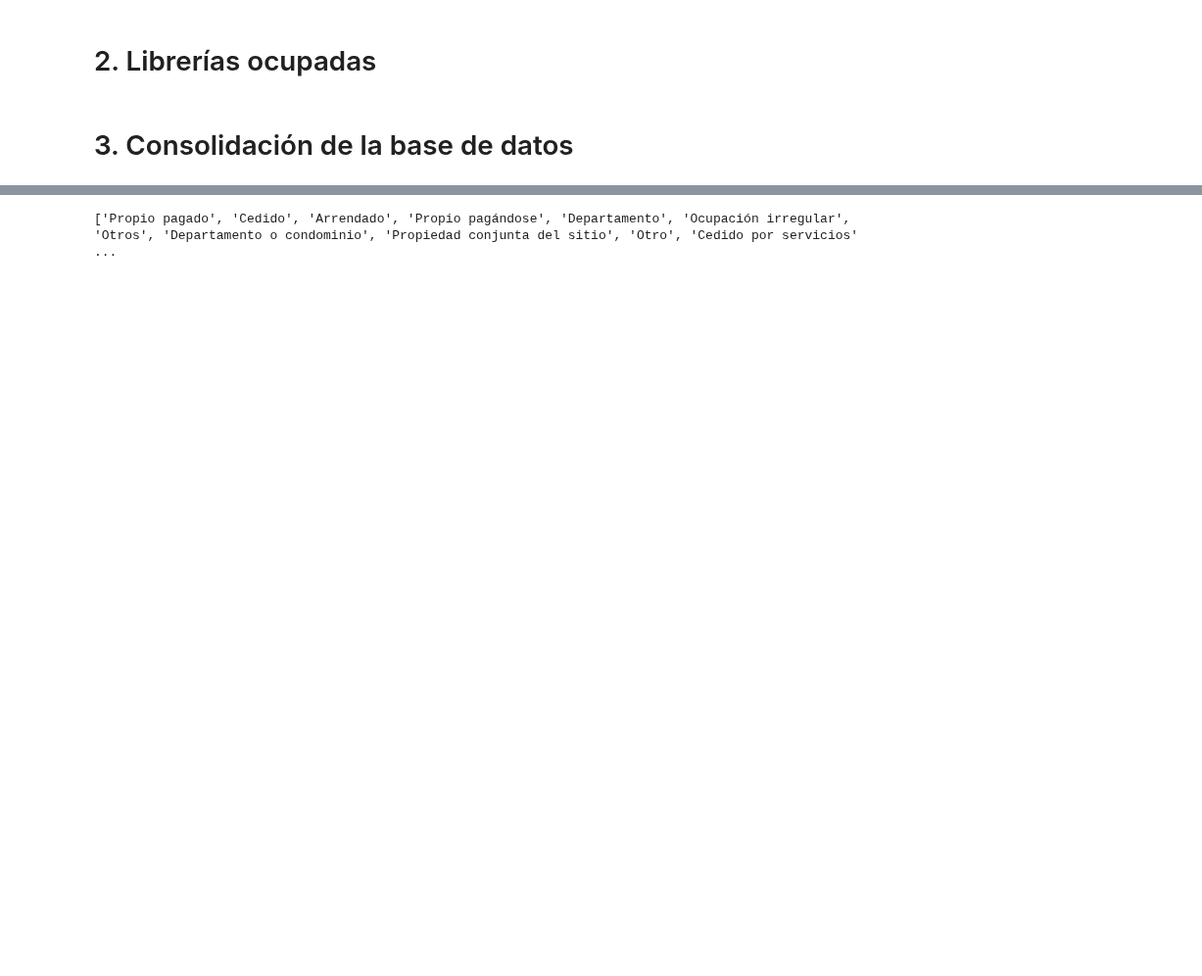
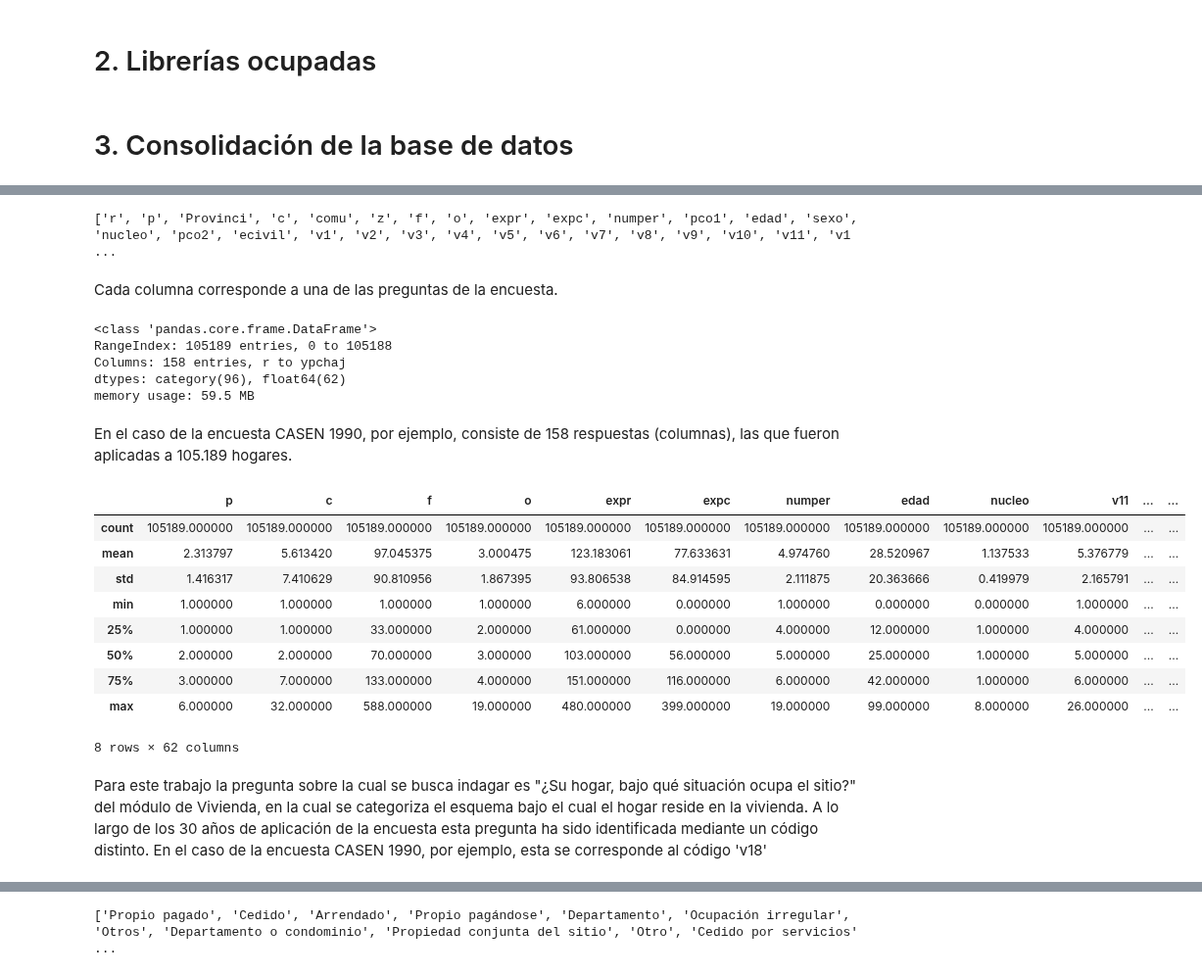
Before and after one commit to mbonnef/diplomadoDS_usach, a Jupyter notebook: Entregas/Estadística/Entrega Módulo 3.ipynb, the cells around one changed output, grey strips where cells are left out. Shown at 98% size. Cells and saved outputs as stored; diff of their text form; code cells hidden in the pictures; blank space fills up the shorter version.

Commit message:
Modificación entrega Módulo 3

```diff
--- a/Entregas/Estadística/Entrega Módulo 3.ipynb
+++ b/Entregas/Estadística/Entrega Módulo 3.ipynb
@@ -22,0 +52,2 @@ import inspect
+# %%
+casen_1990 = pd.read_spss(r'.\CASEN\bbdd_casen_1990.sav')
@@ -22,0 +64,32 @@ import inspect
+# %%
+print(list(casen_1990.columns))
+# %% [output]
+['r', 'p', 'Provinci', 'c', 'comu', 'z', 'f', 'o', 'expr', 'expc', 'numper', 'pco1', 'edad', 'sexo', 'nucleo', 'pco2', 'ecivil', 'v1', 'v2', 'v3', 'v4', 'v5', 'v6', 'v7', 'v8', 'v9', 'v10', 'v11', 'v1 ...
+# %% [markdown]
+Cada columna corresponde a una de las preguntas de la encuesta.
+# %%
+casen_1990.info()
+# %% [output]
+<class 'pandas.core.frame.DataFrame'>
+RangeIndex: 105189 entries, 0 to 105188
+Columns: 158 entries, r to ypchaj
+dtypes: category(96), float64(62)
+memory usage: 59.5 MB
+# %% [markdown]
+En el caso de la encuesta CASEN 1990, por ejemplo, consiste de 158 respuestas (columnas), las que fueron aplicadas a 105.189 hogares.
+# %%
+casen_1990.describe()
+# %% [output]
+|  | p | c | f | o | expr | expc | numper | edad | nucleo | v11 | ... | ... |
+| count | 105189.000000 | 105189.000000 | 105189.000000 | 105189.000000 | 105189.000000 | 105189.000000 | 105189.000000 | 105189.000000 | 105189.000000 | 105189.000000 | ... | ... |
+| mean | 2.313797 | 5.613420 | 97.045375 | 3.000475 | 123.183061 | 77.633631 | 4.974760 | 28.520967 | 1.137533 | 5.376779 | ... | ... |
+| std | 1.416317 | 7.410629 | 90.810956 | 1.867395 | 93.806538 | 84.914595 | 2.111875 | 20.363666 | 0.419979 | 2.165791 | ... | ... |
+| min | 1.000000 | 1.000000 | 1.000000 | 1.000000 | 6.000000 | 0.000000 | 1.000000 | 0.000000 | 0.000000 | 1.000000 | ... | ... |
+| 25% | 1.000000 | 1.000000 | 33.000000 | 2.000000 | 61.000000 | 0.000000 | 4.000000 | 12.000000 | 1.000000 | 4.000000 | ... | ... |
+| 50% | 2.000000 | 2.000000 | 70.000000 | 3.000000 | 103.000000 | 56.000000 | 5.000000 | 25.000000 | 1.000000 | 5.000000 | ... | ... |
+| 75% | 3.000000 | 7.000000 | 133.000000 | 4.000000 | 151.000000 | 116.000000 | 6.000000 | 42.000000 | 1.000000 | 6.000000 | ... | ... |
+| max | 6.000000 | 32.000000 | 588.000000 | 19.000000 | 480.000000 | 399.000000 | 19.000000 | 99.000000 | 8.000000 | 26.000000 | ... | ... |
+8 rows × 62 columns
+# %% [markdown]
+Para este trabajo la pregunta sobre la cual se busca indagar es "¿Su hogar, bajo qué situación ocupa el sitio?" del módulo de Vivienda, en la cual se categoriza el esquema bajo el cual el hogar reside en la vivienda.
+A lo largo de los 30 años de aplicación de la encuesta esta pregunta ha sido identificada mediante un código distinto. En el caso de la encuesta CASEN 1990, por ejemplo, esta se corresponde al código 'v18'
```
Also changed, not shown: parts of 98 cells of this notebook, 1 other file.
